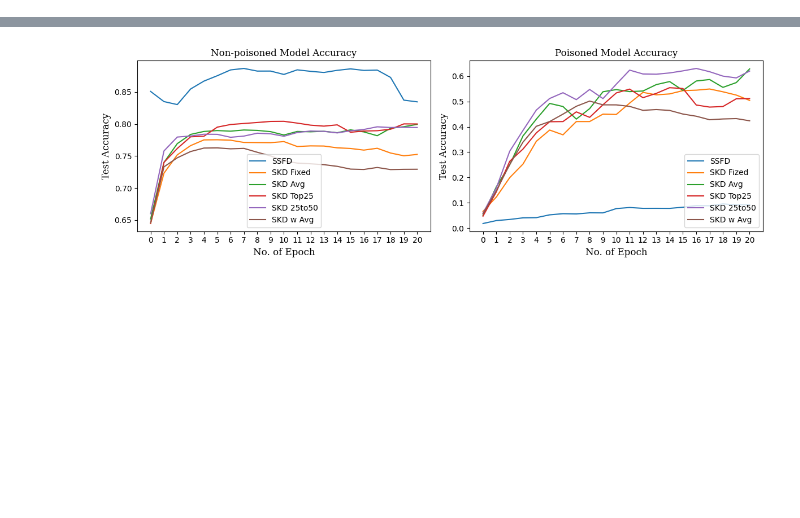
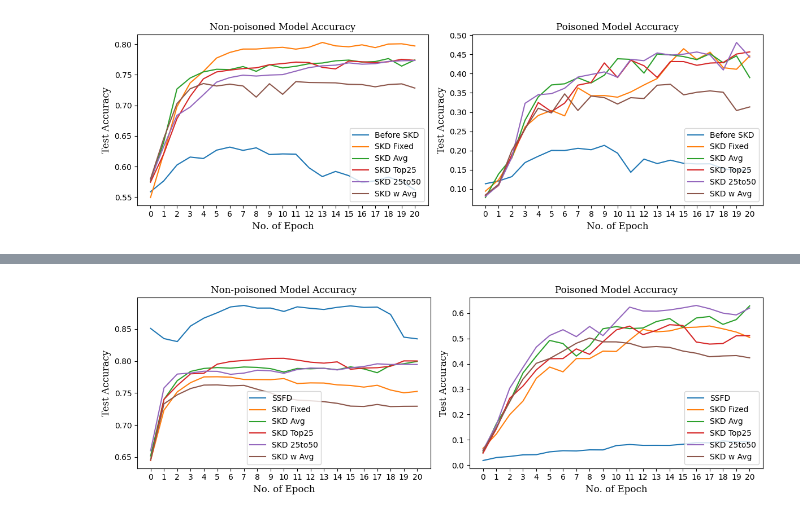
Before and after one commit to kaiesalmahmud/SKD-FL, a Jupyter notebook: results_compact.ipynb, the cells around one changed output, grey strips where cells are left out. Saved outputs shown, nothing was run; the diff lists cells and outputs as text; code cells hidden in the pictures; blank space fills up the shorter version.

```diff
--- a/results_compact.ipynb
+++ b/results_compact.ipynb
@@ -137,5 +100,15 @@ plt.plot()
 # %%
-def plot_skd_variations():
+def plot_skd_variations(environment):
+
+    base_path = 'results/{0}/result_{1}/col_performance.pkl'
+
+    fedmd_p, fedmd_un = load_and_get_avg_perf(base_path.format('sfd-poison', environment))
+    skd_p, skd_un = load_and_get_avg_perf(base_path.format('skd', environment))
+    skd_avg_p, skd_avg_un = load_and_get_avg_perf(base_path.format('skd-avg', environment))
+    skd_top25_p, skd_top25_un = load_and_get_avg_perf(base_path.format('skd-top25', environment))
+    skd_25to50_p, skd_25to50_un = load_and_get_avg_perf(base_path.format('skd-25to50', environment))
+    skd_w_avg_p, skd_w_avg_un = load_and_get_avg_perf(base_path.format('skd-w-avg', environment))
+
     font = {'family': 'serif',
         'color':  'black',
         'weight': 'normal',
@@ -147,7 +120,7 @@ def plot_skd_variations():
     fig, ax = plt.subplots(1, 2, figsize=(FIG_SIZE[0]*2, FIG_SIZE[1])) # Create a figure and a set of subplots
 
     # Non-poisoned Model Accuracy Plot
-    ax[0].plot(p4_unpoisoned, label='Before SKD')
+    ax[0].plot(fedmd_un, label='Before SKD')
     ax[0].plot(skd_un, label='SKD Fixed')
     ax[0].plot(skd_avg_un, label='SKD Avg')
     ax[0].plot(skd_top25_un, label='SKD Top25')
@@ -160,7 +133,7 @@ def plot_skd_variations():
     ax[0].legend(loc='best')
 
     # Poisoned Model Accuracy Plot
-    ax[1].plot(p4_poisoned, label='Before SKD')
+    ax[1].plot(fedmd_p, label='Before SKD')
     ax[1].plot(skd_p, label='SKD Fixed')
     ax[1].plot(skd_avg_p, label='SKD Avg')
     ax[1].plot(skd_top25_p, label='SKD Top25')
@@ -234,0 +245,4 @@ plot_skd_variations()
+# %%
+plot_skd_variations('FEMNIST_imbalanced')
+# %% [output]
+[figure, added]
```
Also changed, not shown: parts of 23 cells of this notebook.
